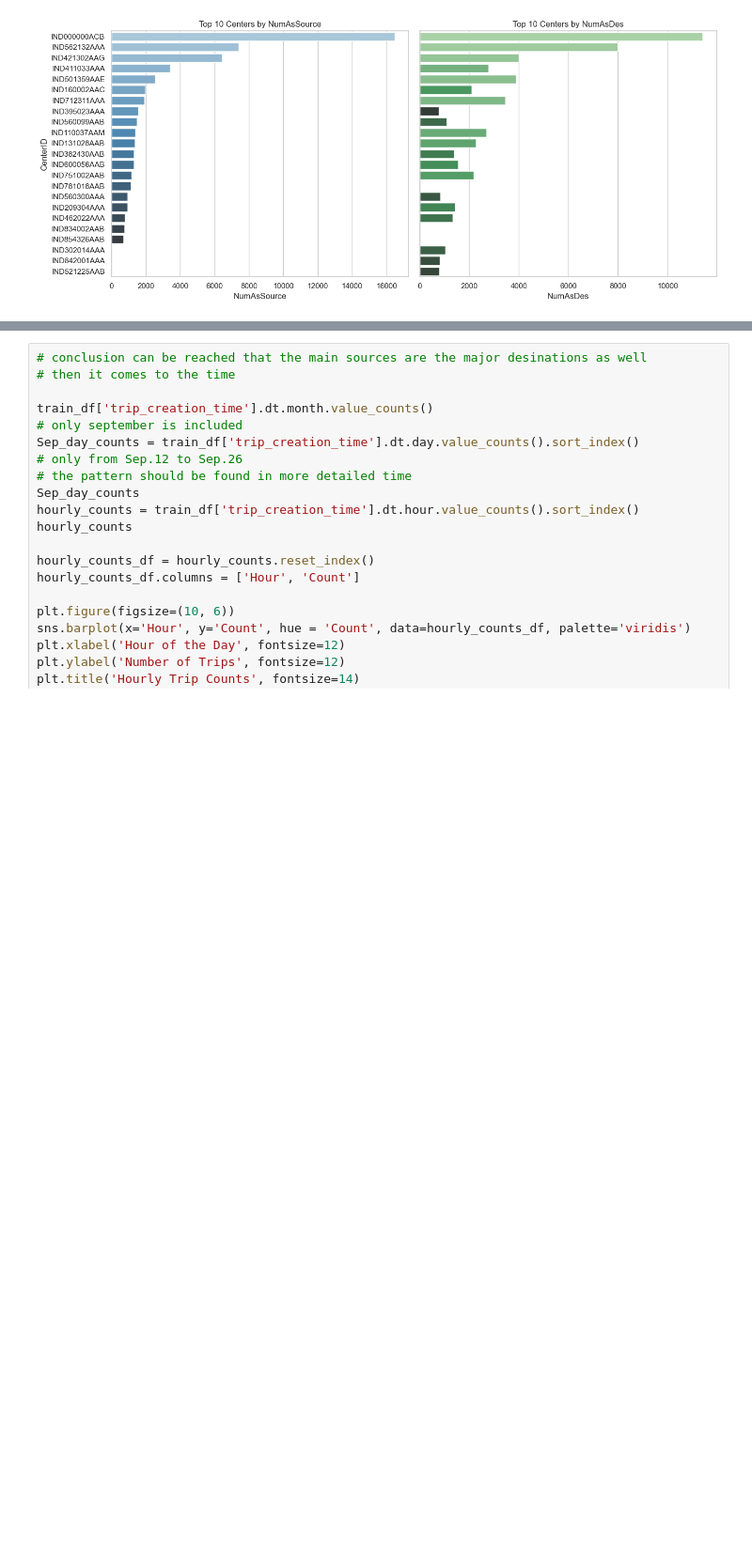
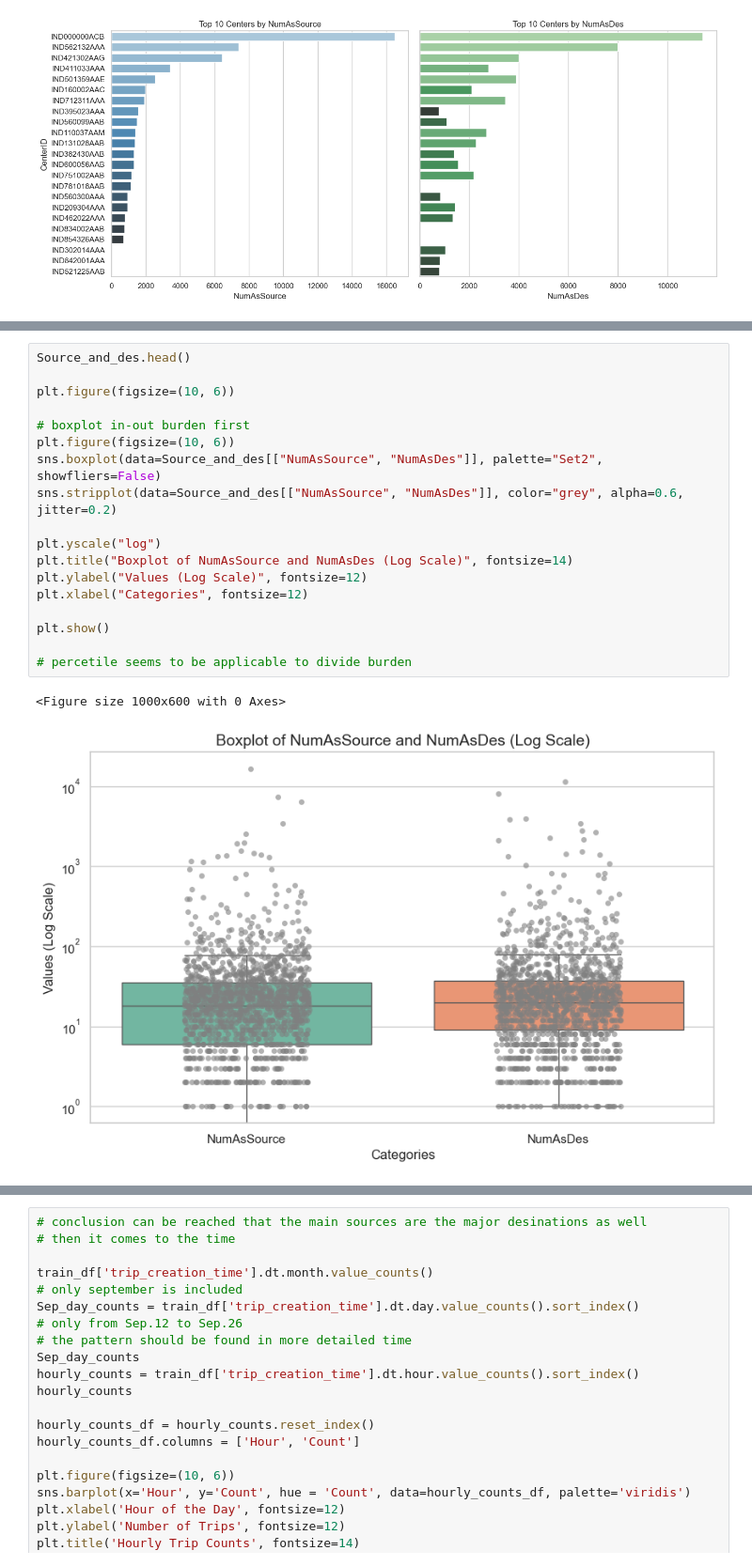
Before and after one commit to qweqwedfa/ProgrammingIndividual, a Jupyter notebook: Improvement_with_python.ipynb, the cells around one changed output, grey strips where cells are left out. Shown at 94% size. Cells and saved outputs as stored; diff of their text form; blank space fills up the shorter version.

```diff
--- a/Improvement_with_python.ipynb
+++ b/Improvement_with_python.ipynb
@@ -267,0 +362,21 @@ plt.show()
+# %%
+Source_and_des.head()
+
+plt.figure(figsize=(10, 6))
+
+# boxplot in-out burden first
+plt.figure(figsize=(10, 6))
+sns.boxplot(data=Source_and_des[["NumAsSource", "NumAsDes"]], palette="Set2", showfliers=False)
+sns.stripplot(data=Source_and_des[["NumAsSource", "NumAsDes"]], color="grey", alpha=0.6, jitter=0.2)
+
+plt.yscale("log")
+plt.title("Boxplot of NumAsSource and NumAsDes (Log Scale)", fontsize=14)
+plt.ylabel("Values (Log Scale)", fontsize=12)
+plt.xlabel("Categories", fontsize=12)
+
+plt.show()
+
+# percetile seems to be applicable to divide burden
+# %% [output]
+<Figure size 1000x600 with 0 Axes>
+[figure, added]
```
Also changed, not shown: parts of 16 cells of this notebook.
